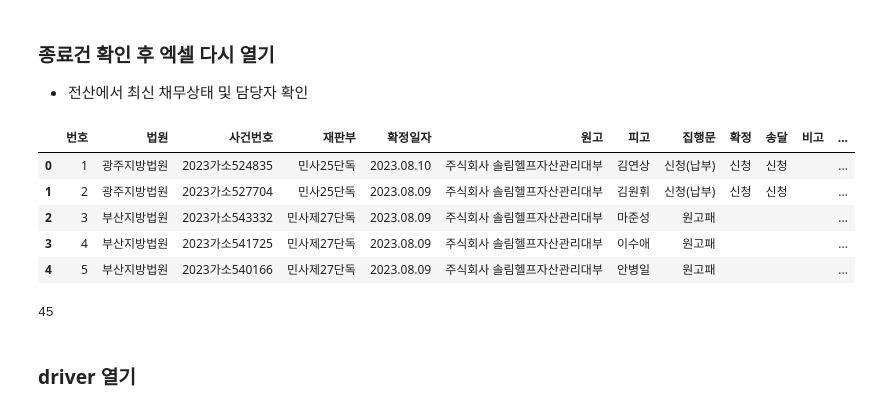
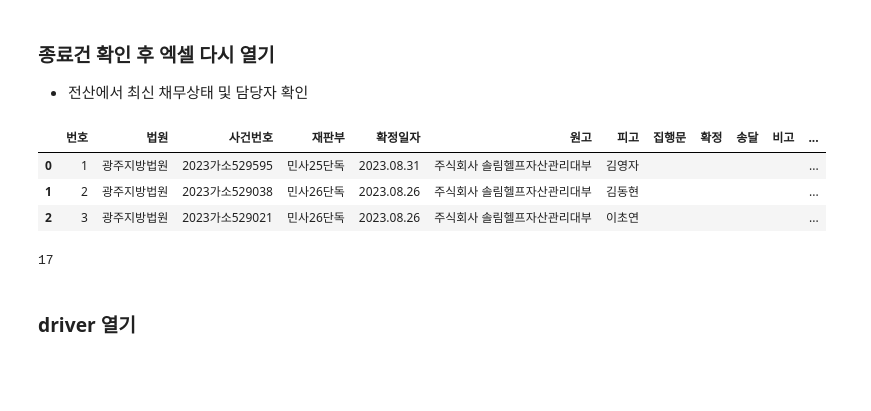
Before and after one commit to jbmyou/python_work, a Jupyter notebook: fileNaming/집행문sele.ipynb, the cells around one changed output. Cells and saved outputs as stored; diff of their text form; code cells hidden in the pictures; blank space fills up the shorter version.

```diff
--- a/fileNaming/집행문sele.ipynb
+++ b/fileNaming/집행문sele.ipynb
@@ -38,7 +38,7 @@ import traceback
 # %%
 ##################################
 # 사건번호 눌러보고 집행문 발급 가능한 것만으로 목록작성 하도록!!!!!!!!!
-lastday = "230810"
+lastday = "230903"
 ##################################
 excel_dir = join(r"D:\4.관리\전자소송", lastday)
 excel_file = "집행문신청_" + lastday
@@ -331,18 +314,16 @@ df[["사건번호", "채무자키","계좌키"]]
 # %%
 # 엑셀 수작업 후 다시 열기
 df_origin = pd.read_excel(path_excel, sheet_name="집행문").fillna("")
 df_origin.법원 = df_origin.법원.str.replace("지법", "지방법원")
 df = df_origin.copy()
-display(df.head())
+display(df.head(3))
 print(len(df))
 # %% [output]
 |  | 번호 | 법원 | 사건번호 | 재판부 | 확정일자 | 원고 | 피고 | 집행문 | 확정 | 송달 | 비고 | ... |
-| 0 | 1 | 광주지방법원 | 2023가소524835 | 민사25단독 | 2023.08.10 | 주식회사 솔림헬프자산관리대부 | 김연상 | 신청(납부) | 신청 | 신청 |  | ... |
-| 1 | 2 | 광주지방법원 | 2023가소527704 | 민사25단독 | 2023.08.09 | 주식회사 솔림헬프자산관리대부 | 김원휘 | 신청(납부) | 신청 | 신청 |  | ... |
-| 2 | 3 | 부산지방법원 | 2023가소543332 | 민사제27단독 | 2023.08.09 | 주식회사 솔림헬프자산관리대부 | 마준성 | 원고패 |  |  |  | ... |
-| 3 | 4 | 부산지방법원 | 2023가소541725 | 민사제27단독 | 2023.08.09 | 주식회사 솔림헬프자산관리대부 | 이수애 | 원고패 |  |  |  | ... |
-| 4 | 5 | 부산지방법원 | 2023가소540166 | 민사제27단독 | 2023.08.09 | 주식회사 솔림헬프자산관리대부 | 안병일 | 원고패 |  |  |  | ... |
+| 0 | 1 | 광주지방법원 | 2023가소529595 | 민사25단독 | 2023.08.31 | 주식회사 솔림헬프자산관리대부 | 김영자 |  |  |  |  | ... |
+| 1 | 2 | 광주지방법원 | 2023가소529038 | 민사26단독 | 2023.08.26 | 주식회사 솔림헬프자산관리대부 | 김동현 |  |  |  |  | ... |
+| 2 | 3 | 광주지방법원 | 2023가소529021 | 민사26단독 | 2023.08.26 | 주식회사 솔림헬프자산관리대부 | 이초연 |  |  |  |  | ... |
-45
+17
 # %% [markdown]
 ### driver 열기
 # %%
```
Also changed, not shown: parts of 7 cells of this notebook, 4 other files.
